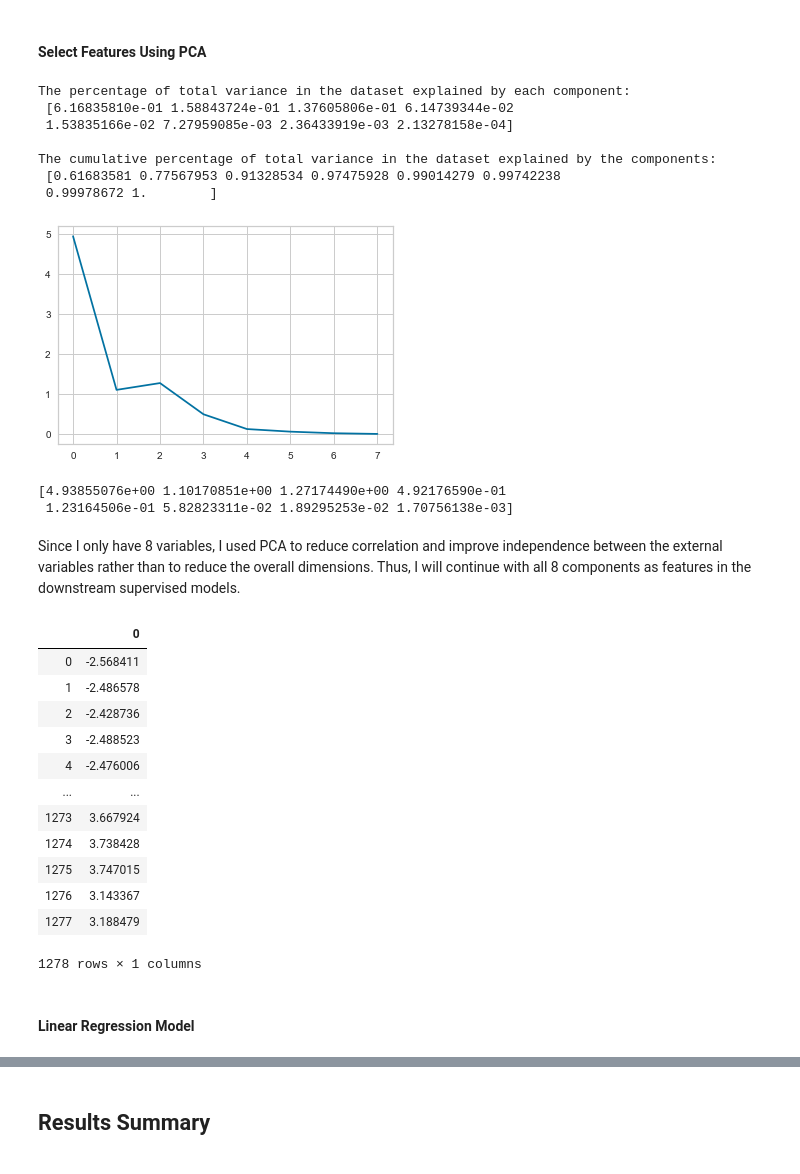
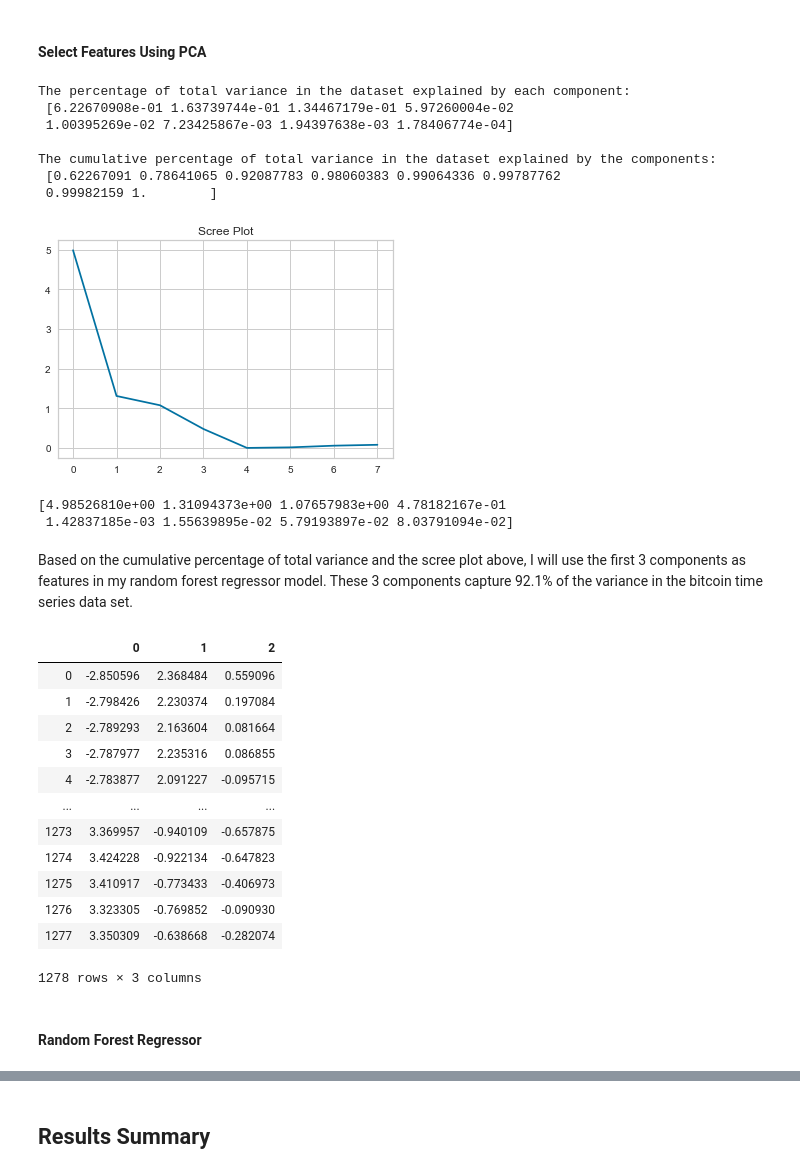
Before and after one commit to happyheppler/Thinkful-Module-38, a Jupyter notebook: module38_capstone.ipynb, the cells around one changed output, grey strips where cells are left out. Cells and saved outputs as stored; diff of their text form; code cells hidden in the pictures.

```diff
--- a/module38_capstone.ipynb
+++ b/module38_capstone.ipynb
@@ -146,14 +166,14 @@ interest.head()
 # %%
 # Make list of data frames that need to be cleaned
 # and list of columns to drop
-df_to_clean = [bitcoin, cpi, dow, sp, usd, vix]
+df_to_clean = [bitcoin, dow, sp, usd, vix]
 col_to_drop = ['Open', 'High', 'Low', 'Adj Close', 'Volume']
 
 # Rename 'Date' column to 'date', clarify 'Close' column,
 # change 'date' column from object to datetime, and drop
 # unwanted columns
 for i, df in enumerate(df_to_clean):
-    name_list = ['bitcoin', 'cpi', 'dow', 'sp', 'usd', 'vix']
+    name_list = ['bitcoin', 'dow', 'sp', 'usd', 'vix']
     df.rename(columns={'Date': 'date', 'Close': '{}_close'.format(name_list[i])}, inplace=True)
     df['date'] = pd.to_datetime(df['date'])
     df.drop(col_to_drop, axis=1, inplace=True)
@@ -225,13 +236,14 @@ final.head()
 | 4 | 2014-09-21 | 398.821014 |
 # %%
 # Merge all data frames into one
-df_to_merge = [cpi, dow, sp, usd, vix]
+df_to_merge = [dow, sp, usd, vix]
 for i, df in enumerate(df_to_merge):
-    name_list = ['cpi', 'dow', 'sp', 'usd', 'vix']
+    name_list = ['dow', 'sp', 'usd', 'vix']
     final = final.merge(df[['date', '{}_close'.format(name_list[i])]], how='inner', on='date')
 
 final = final.merge(interest[['date','interest']], how='inner', left_on='date', right_on='date')
 final = final.merge(trend[['date','trend']], how='left', left_on='date', right_on='date')
+final = final.merge(cpi[['date','cpi']], how='left', left_on='date', right_on='date')
 final = final.merge(unemploy[['date','unemploy']], how='left', left_on='date', right_on='date')
 
 # Check data types
@@ -249,11 +261,10 @@ trend                   float64
 unemploy                float64
 dtype: object
 # %%
-# Use forward fill to fill in missing trend values
+# Use forward fill to fill in missing trend, unemploy, and cpi values
 final['trend'].ffill(inplace=True)
-
-# Use forward fill to fill in missing unemploy values
 final['unemploy'].ffill(inplace=True)
+final['cpi'].ffill(inplace=True)
 # %%
 # Check final data frame
 final
@@ -1301,7 +1453,7 @@ Finally, I will use an ensemble modeling approach in which I will predict bitcoi
 #### Select Features Using PCA
 # %%
 # Set feature and target variables
-X = final[['cpi_close', 'dow_close', 'sp_close', 'usd_close', 'vix_close', 'interest', 'trend', 'unemploy']]
+X = final[['cpi', 'dow_close', 'sp_close', 'usd_close', 'vix_close', 'interest', 'trend', 'unemploy']]
 y = final['bitcoin_close']
 
 # Standardize features
@@ -1321,51 +1473,52 @@ print(
 )
 # %% [output]
 The percentage of total variance in the dataset explained by each component:
- [6.16835810e-01 1.58843724e-01 1.37605806e-01 6.14739344e-02
- 1.53835166e-02 7.27959085e-03 2.36433919e-03 2.13278158e-04]
+ [6.22670908e-01 1.63739744e-01 1.34467179e-01 5.97260004e-02
+ 1.00395269e-02 7.23425867e-03 1.94397638e-03 1.78406774e-04]
 
 The cumulative percentage of total variance in the dataset explained by the components:
- [0.61683581 0.77567953 0.91328534 0.97475928 0.99014279 0.99742238
- 0.99978672 1.        ]
+ [0.62267091 0.78641065 0.92087783 0.98060383 0.99064336 0.99787762
+ 0.99982159 1.        ]
 # %%
 # Print scree plot
 Xt = X.T
 Cx = np.cov(Xt)
 
 eig_val_cov, eig_vec_cov = np.linalg.eig(Cx)
 
 plt.plot(eig_val_cov)
+plt.title('Scree Plot')
 plt.show()
 
 print(eig_val_cov)
 # %% [output]
-[figure, old version]
+[figure, new version]
-[4.93855076e+00 1.10170851e+00 1.27174490e+00 4.92176590e-01
- 1.23164506e-01 5.82823311e-02 1.89295253e-02 1.70756138e-03]
+[4.98526810e+00 1.31094373e+00 1.07657983e+00 4.78182167e-01
+ 1.42837185e-03 1.55639895e-02 5.79193897e-02 8.03791094e-02]
-# %% [markdown]
-Since I only have 8 variables, I used PCA to reduce correlation and improve independence between the external variables rather than to reduce the overall dimensions. Thus, I will continue with all 8 components as features in the downstream supervised models.
+# %% [markdown]
+Based on the cumulative percentage of total variance and the scree plot above, I will use the first 3 components as features in my random forest regressor model. These 3 components capture 92.1% of the variance in the bitcoin time series data set.
 # %%
 # Use all 8 components as features in model
-pca = PCA(n_components=1)
+pca = PCA(n_components=3)
 principal_components = pca.fit_transform(X)
 X_pca = pd.DataFrame(data=principal_components)
 X_pca
 # %% [output]
-|  | 0 |
-| 0 | -2.568411 |
-| 1 | -2.486578 |
-| 2 | -2.428736 |
-| 3 | -2.488523 |
-| 4 | -2.476006 |
-| ... | ... |
-| 1273 | 3.667924 |
-| 1274 | 3.738428 |
-| 1275 | 3.747015 |
-| 1276 | 3.143367 |
-| 1277 | 3.188479 |
+|  | 0 | 1 | 2 |
+| 0 | -2.850596 | 2.368484 | 0.559096 |
+| 1 | -2.798426 | 2.230374 | 0.197084 |
+| 2 | -2.789293 | 2.163604 | 0.081664 |
+| 3 | -2.787977 | 2.235316 | 0.086855 |
+| 4 | -2.783877 | 2.091227 | -0.095715 |
+| ... | ... | ... | ... |
+| 1273 | 3.369957 | -0.940109 | -0.657875 |
+| 1274 | 3.424228 | -0.922134 | -0.647823 |
+| 1275 | 3.410917 | -0.773433 | -0.406973 |
+| 1276 | 3.323305 | -0.769852 | -0.090930 |
+| 1277 | 3.350309 | -0.638668 | -0.282074 |
-1278 rows × 1 columns
+1278 rows × 3 columns
-# %% [markdown]
-#### Linear Regression Model
+# %% [markdown]
+#### Random Forest Regressor
 # %%
 # Create training and testing sets from X_pca and y
 X_train, X_test, y_train, y_test = train_test_split(X_pca, y, test_size=0.2, random_state=1234)
```
Also changed, not shown: parts of 140 cells of this notebook.
